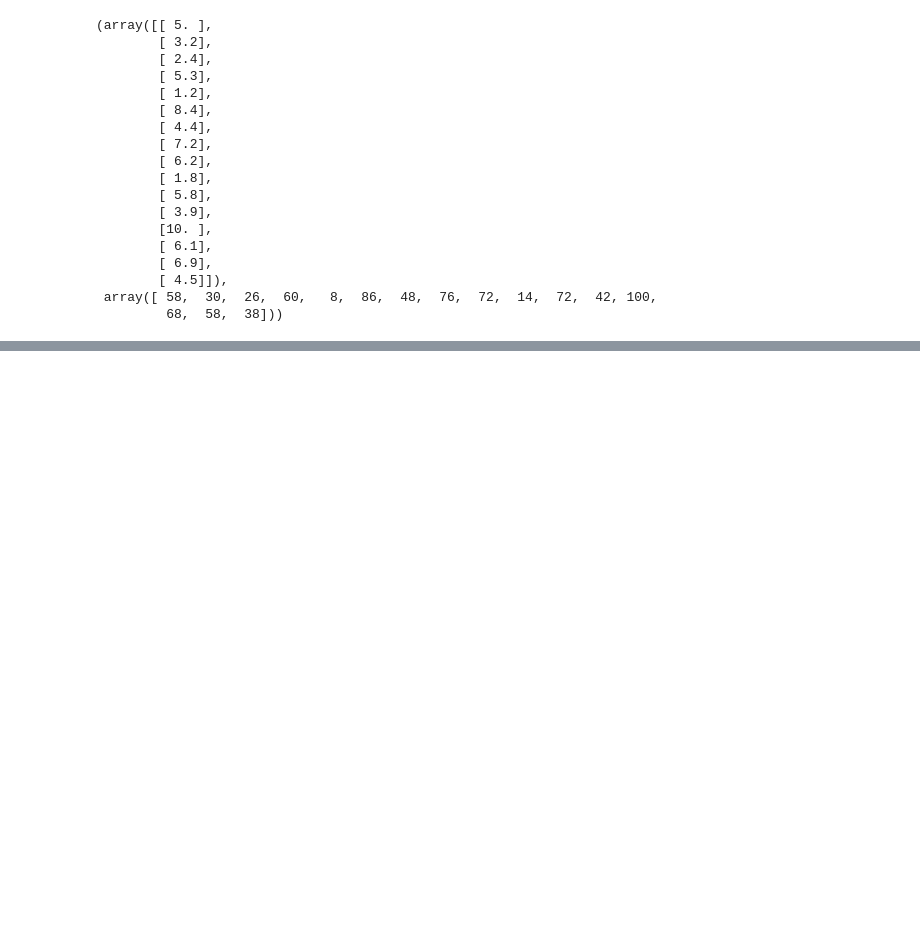
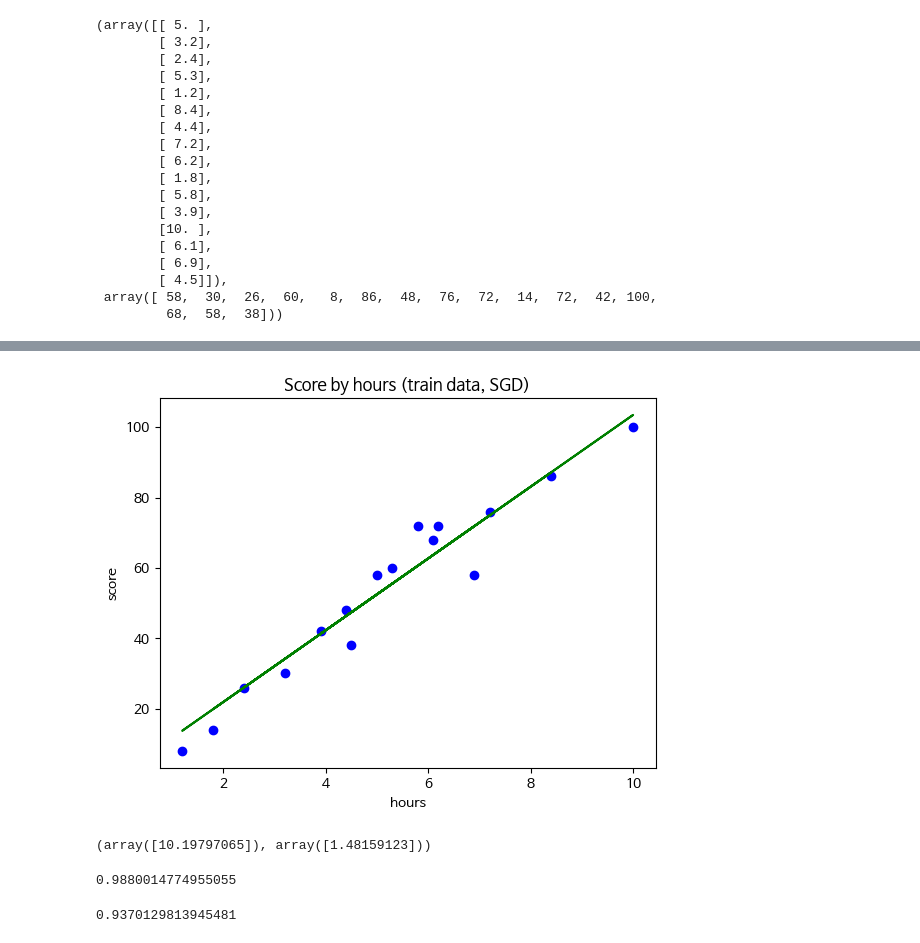
Before and after one commit to bhchoiyg/AI, a Jupyter notebook: LinearRegression.ipynb, the cells around one changed output, grey strips where cells are left out. Drawn from its saved outputs; the diff is of its cells as text; code cells hidden in the pictures; blank space fills up the shorter version.

```diff
--- a/LinearRegression.ipynb
+++ b/LinearRegression.ipynb
@@ -137,0 +226,21 @@ x_train, y_train
+# %%
+plt.scatter(x_train, y_train, color='blue') # 산점도
+plt.plot(x_train, sr.predict(x_train), color='green') # 선 그래프
+plt.title('Score by hours (train data, SGD)') # 제목
+plt.xlabel('hours') # X 축 이름
+plt.ylabel('score') # Y 축 이름
+plt.show()
+# %% [output]
+[figure, added]
+# %%
+sr.coef_,sr.intercept_
+# %% [output]
+(array([10.19797065]), array([1.48159123]))
+# %%
+sr.score(x_test,y_test)
+# %% [output]
+0.9880014774955055
+# %%
+sr.score(x_train, y_train)
+# %% [output]
+0.9370129813945481
```
Also changed, not shown: parts of 14 cells of this notebook.
